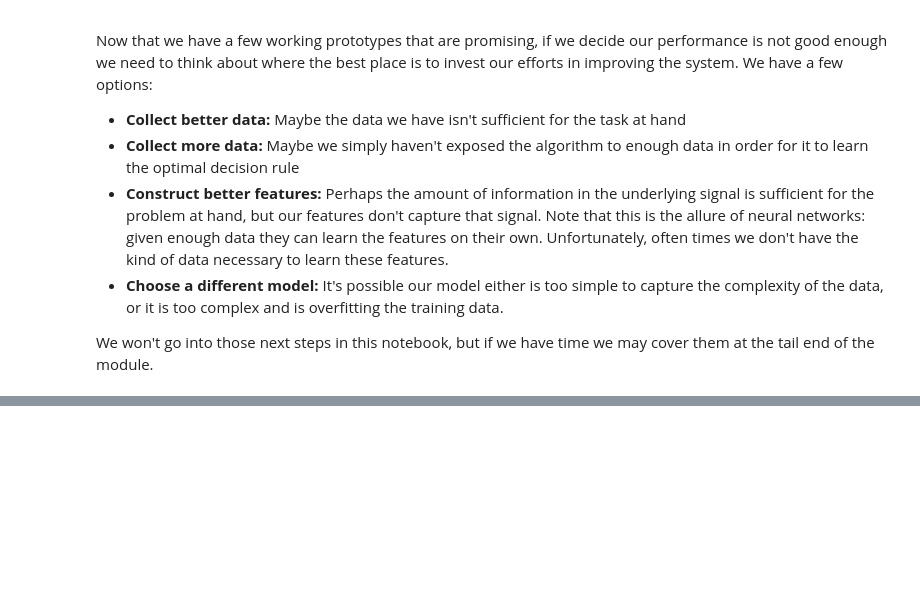
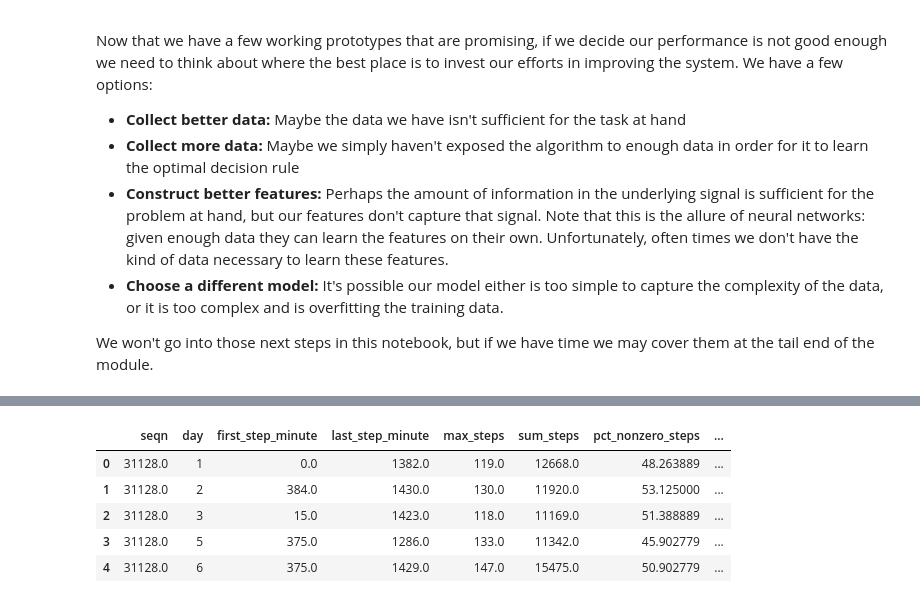
Before and after one commit to evidation-health/EvidationDataScienceModule, a Jupyter notebook: notebooks/2-Classifier-Construction.ipynb, the cells around one changed output, grey strips where cells are left out. Saved outputs shown, nothing was run; the diff lists cells and outputs as text; code cells hidden in the pictures; blank space fills up the shorter version.

Commit message:
Add test set predictions

```diff
--- a/notebooks/2-Classifier-Construction.ipynb
+++ b/notebooks/2-Classifier-Construction.ipynb
@@ -447,0 +451,12 @@ We won't go into those next steps in this notebook, but if we have time we may c
+# %%
+# Load our previously saved test features from notebook 2
+test_features = pd.read_hdf(os.path.join(data_dir, hdf_path), 'test_features')
+# %%
+test_features.head()
+# %% [output]
+|  | seqn | day | first_step_minute | last_step_minute | max_steps | sum_steps | pct_nonzero_steps | ... |
+| 0 | 31128.0 | 1 | 0.0 | 1382.0 | 119.0 | 12668.0 | 48.263889 | ... |
+| 1 | 31128.0 | 2 | 384.0 | 1430.0 | 130.0 | 11920.0 | 53.125000 | ... |
+| 2 | 31128.0 | 3 | 15.0 | 1423.0 | 118.0 | 11169.0 | 51.388889 | ... |
+| 3 | 31128.0 | 5 | 375.0 | 1286.0 | 133.0 | 11342.0 | 45.902779 | ... |
+| 4 | 31128.0 | 6 | 375.0 | 1429.0 | 147.0 | 15475.0 | 50.902779 | ... |
```
Also changed, not shown: parts of 16 cells of this notebook.
